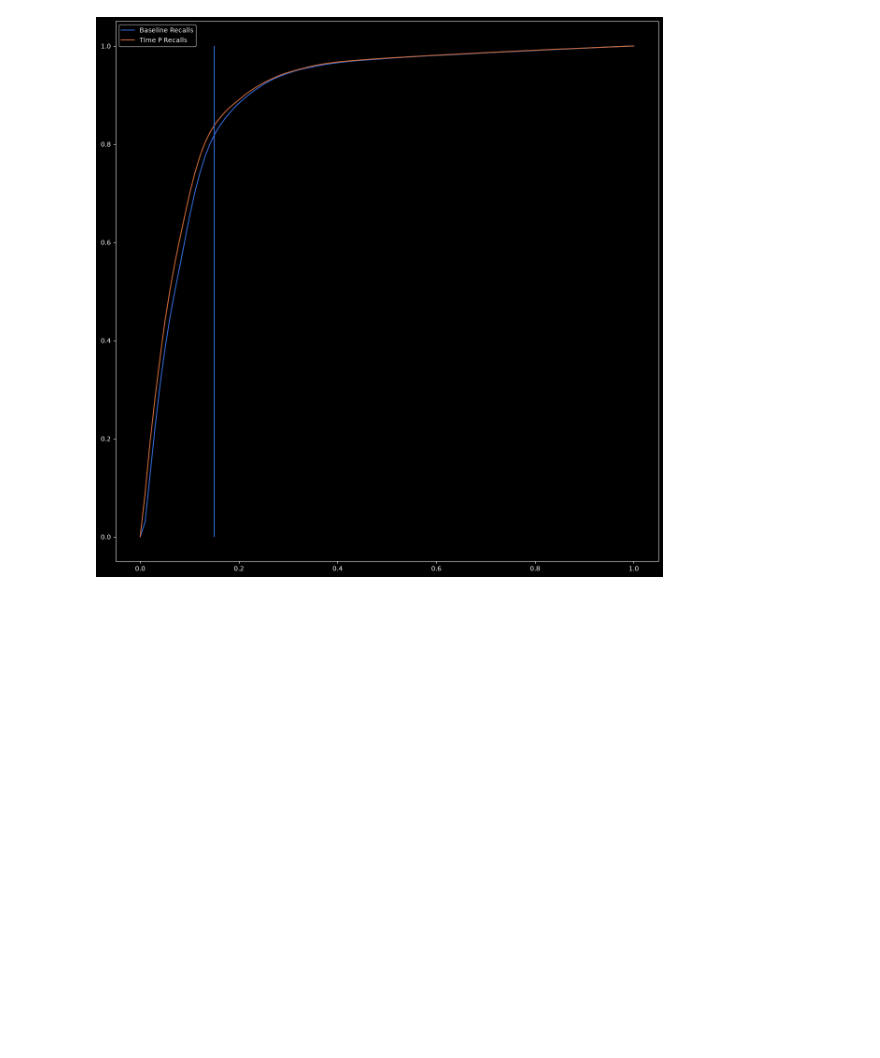
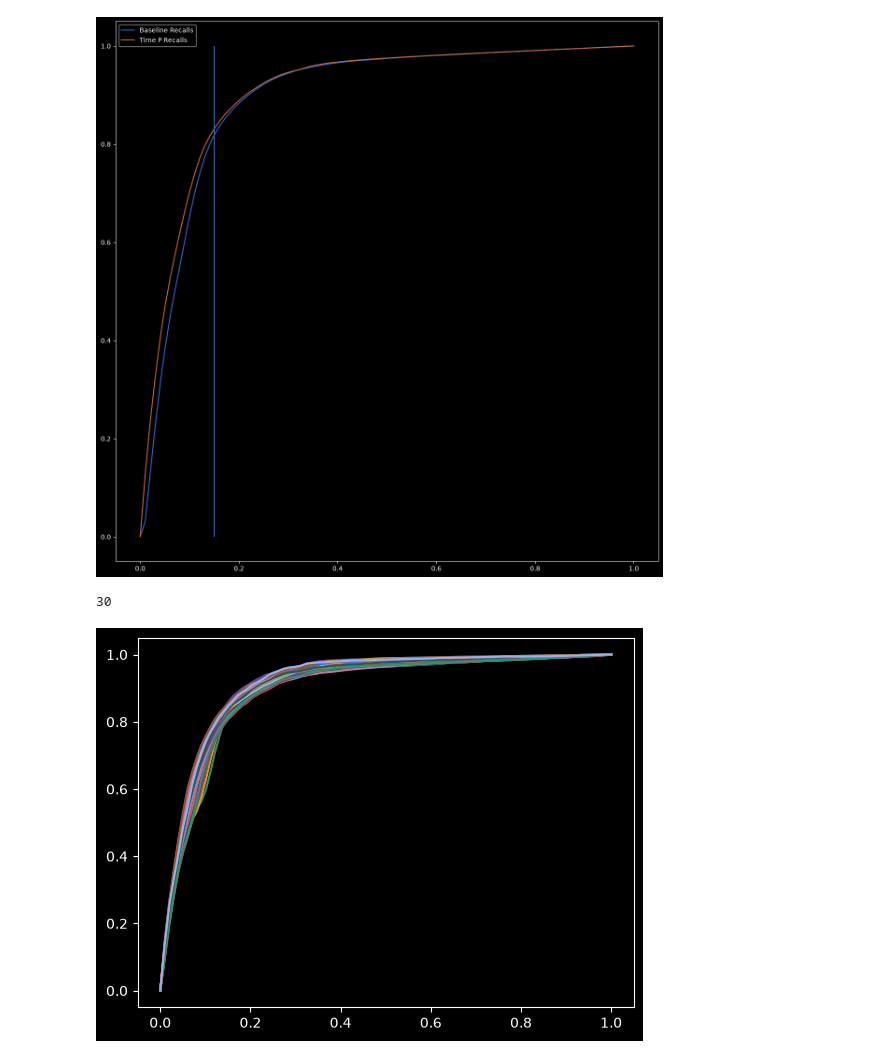
Before and after one commit to T-im4i-k/Active-Learning-for-Email-Interaction-Dynamics, a Jupyter notebook: src/email_outreach/notes/time_p.ipynb, the cells around one changed output. Saved outputs shown, nothing was run; the diff lists cells and outputs as text; code cells hidden in the pictures; blank space fills up the shorter version.

```diff
--- a/src/email_outreach/notes/time_p.ipynb
+++ b/src/email_outreach/notes/time_p.ipynb
@@ -30,7 +30,7 @@ def get_recalls_auc(path: Path):
 
     return recalls_auc
 # %%
-time_p_path: Path = ROOT_FOLDER / "experiments" / "test_set" / "1" / "contextual_bandit" / "time_p_v3"
+time_p_path: Path = ROOT_FOLDER / "experiments" / "test_set" / "1" / "contextual_bandit" / "p_var_v3"
 baseline: Path = ROOT_FOLDER / "experiments" / "test_set" / "1" / "contextual_bandit" / "baseline_v2"
 # %%
 baseline_recalls, baseline_precisions = get_precisions_recalls(baseline)
@@ -76,3 +76,13 @@ plt.legend()
 plt.show()
 # %% [output]
 [figure]
+# %%
+len(time_p_recalls_auc)
+# %% [output]
+30
+# %%
+for i in range(len(time_p_recalls)):
+    plt.plot(np.linspace(start=0, stop=1, num=100), np.array(time_p_recalls)[i],
+         label="Time P Recalls")
+# %% [output]
+[figure, added]
```
Also changed, not shown: parts of 2 cells of this notebook, 2 other files.
